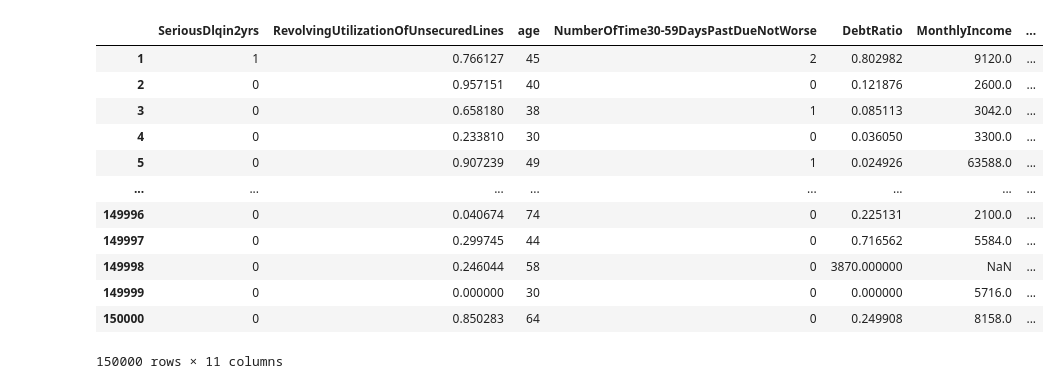
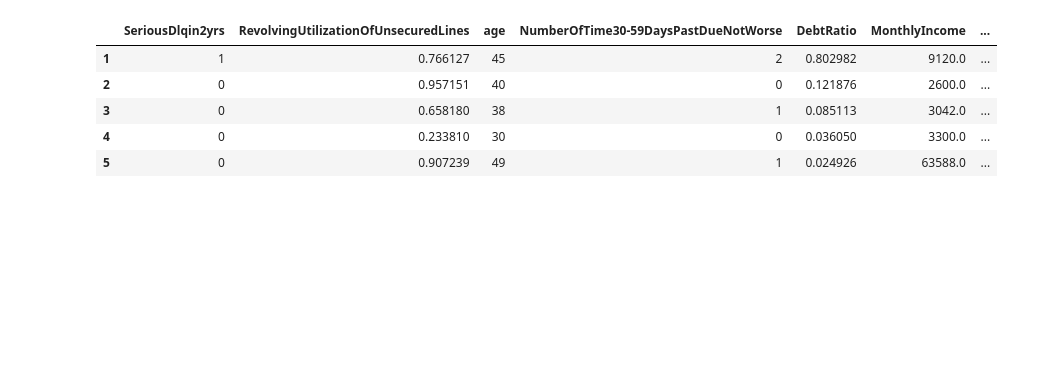
Before and after one commit to GiannisAnte/credit-scoring-case, a Jupyter notebook: credit_scoring_case.ipynb, the cells around one changed output. Drawn from its saved outputs; the diff is of its cells as text; code cells hidden in the pictures; blank space fills up the shorter version.

```diff
--- a/credit_scoring_case.ipynb
+++ b/credit_scoring_case.ipynb
@@ -7,18 +7,14 @@
 !wget -q https://raw.githubusercontent.com/jalajthanaki/credit-risk-modelling/master/data/cs-training.csv
 # %%
 import pandas as pd
-pd.read_csv("cs-training.csv", index_col=0)
+import matplotlib.pyplot as plt
+import seaborn as sns
+df = pd.read_csv("cs-training.csv", index_col=0)
+df.head()
 # %% [output]
 |  | SeriousDlqin2yrs | RevolvingUtilizationOfUnsecuredLines | age | NumberOfTime30-59DaysPastDueNotWorse | DebtRatio | MonthlyIncome | ... |
 | 1 | 1 | 0.766127 | 45 | 2 | 0.802982 | 9120.0 | ... |
 | 2 | 0 | 0.957151 | 40 | 0 | 0.121876 | 2600.0 | ... |
 | 3 | 0 | 0.658180 | 38 | 1 | 0.085113 | 3042.0 | ... |
 | 4 | 0 | 0.233810 | 30 | 0 | 0.036050 | 3300.0 | ... |
 | 5 | 0 | 0.907239 | 49 | 1 | 0.024926 | 63588.0 | ... |
-| ... | ... | ... | ... | ... | ... | ... | ... |
-| 149996 | 0 | 0.040674 | 74 | 0 | 0.225131 | 2100.0 | ... |
-| 149997 | 0 | 0.299745 | 44 | 0 | 0.716562 | 5584.0 | ... |
-| 149998 | 0 | 0.246044 | 58 | 0 | 3870.000000 | NaN | ... |
-| 149999 | 0 | 0.000000 | 30 | 0 | 0.000000 | 5716.0 | ... |
-| 150000 | 0 | 0.850283 | 64 | 0 | 0.249908 | 8158.0 | ... |
-150000 rows × 11 columns
```
Also changed, not shown: parts of 17 cells of this notebook.
